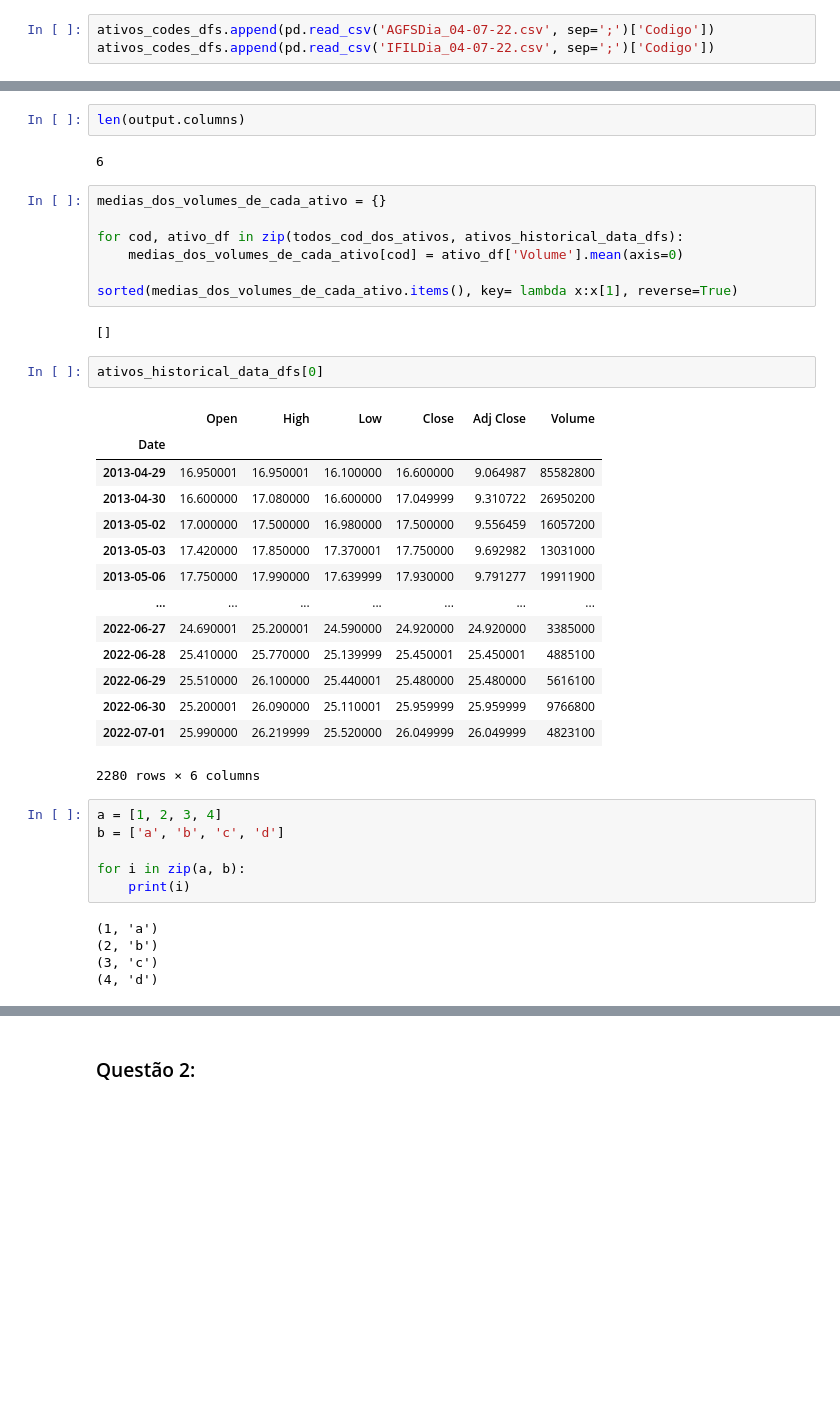
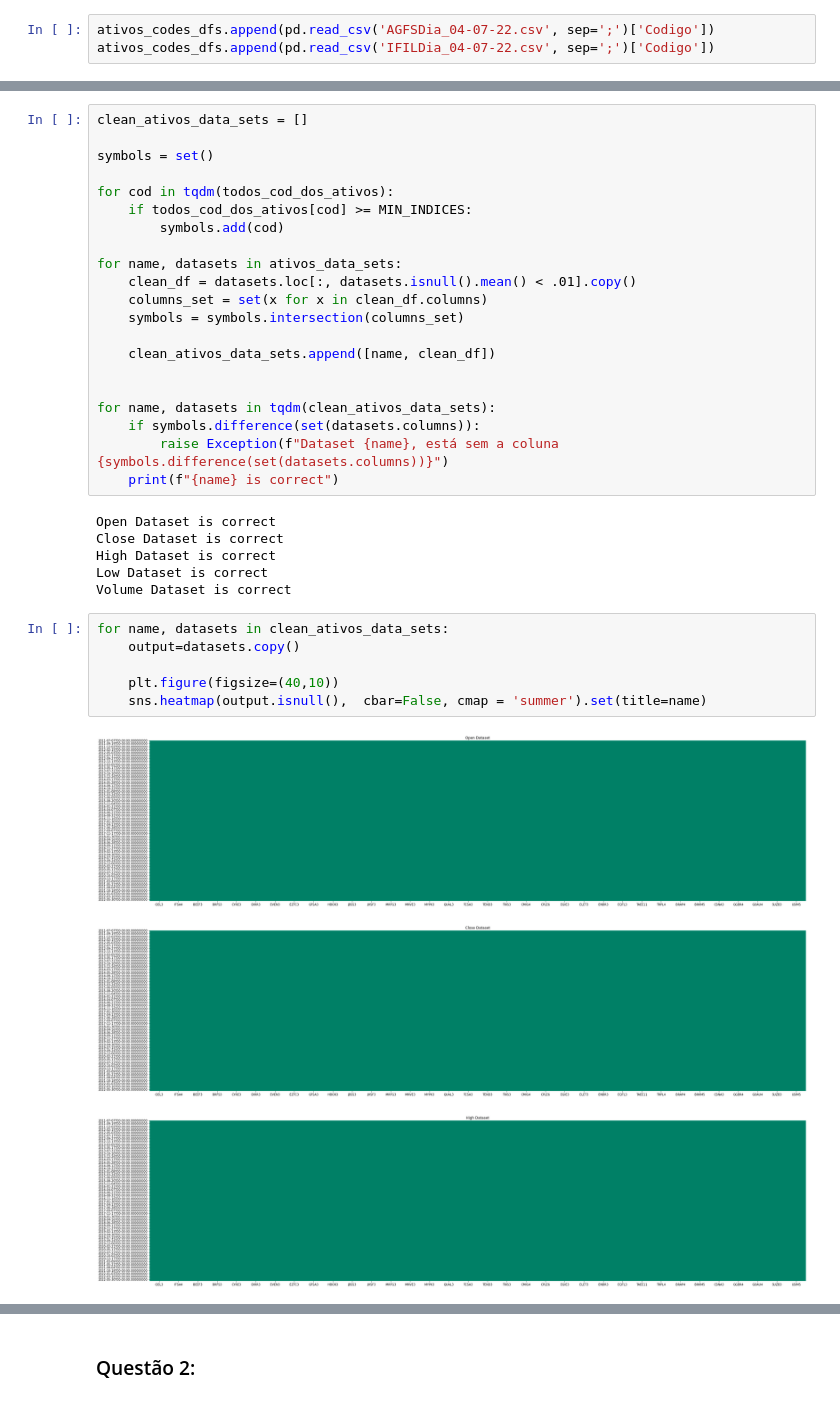
Before and after one commit to PauloGoncalvesLima/Trabalho1_PSF, a Jupyter notebook: Primeira Atividade Prática Avaliativa.ipynb, the cells around one changed output, grey strips where cells are left out. Drawn from its saved outputs; the diff is of its cells as text; blank space fills up the shorter version.

```diff
--- a/Primeira Atividade Prática Avaliativa.ipynb
+++ b/Primeira Atividade Prática Avaliativa.ipynb
@@ -170,41 +167,37 @@ sns.heatmap(output.isnull(),  cbar=False, cmap = 'summer')
-# %%
-len(output.columns)
-# %% [output]
-6
-# %%
-medias_dos_volumes_de_cada_ativo = {}
-
-for cod, ativo_df in zip(todos_cod_dos_ativos, ativos_historical_data_dfs):
-    medias_dos_volumes_de_cada_ativo[cod] = ativo_df['Volume'].mean(axis=0)
-
-sorted(medias_dos_volumes_de_cada_ativo.items(), key= lambda x:x[1], reverse=True)
-# %% [output]
-[]
-# %%
-ativos_historical_data_dfs[0]
-# %% [output]
-|  | Open | High | Low | Close | Adj Close | Volume |
-| Date |  |  |  |  |  |  |
-| 2013-04-29 | 16.950001 | 16.950001 | 16.100000 | 16.600000 | 9.064987 | 85582800 |
-| 2013-04-30 | 16.600000 | 17.080000 | 16.600000 | 17.049999 | 9.310722 | 26950200 |
-| 2013-05-02 | 17.000000 | 17.500000 | 16.980000 | 17.500000 | 9.556459 | 16057200 |
-| 2013-05-03 | 17.420000 | 17.850000 | 17.370001 | 17.750000 | 9.692982 | 13031000 |
-| 2013-05-06 | 17.750000 | 17.990000 | 17.639999 | 17.930000 | 9.791277 | 19911900 |
-| ... | ... | ... | ... | ... | ... | ... |
-| 2022-06-27 | 24.690001 | 25.200001 | 24.590000 | 24.920000 | 24.920000 | 3385000 |
-| 2022-06-28 | 25.410000 | 25.770000 | 25.139999 | 25.450001 | 25.450001 | 4885100 |
-| 2022-06-29 | 25.510000 | 26.100000 | 25.440001 | 25.480000 | 25.480000 | 5616100 |
-| 2022-06-30 | 25.200001 | 26.090000 | 25.110001 | 25.959999 | 25.959999 | 9766800 |
-| 2022-07-01 | 25.990000 | 26.219999 | 25.520000 | 26.049999 | 26.049999 | 4823100 |
-2280 rows × 6 columns
-# %%
-a = [1, 2, 3, 4]
-b = ['a', 'b', 'c', 'd']
-
-for i in zip(a, b):
-    print(i)
-# %% [output]
-(1, 'a')
-(2, 'b')
-(3, 'c')
-(4, 'd')
+# %%
+clean_ativos_data_sets = []
+
+symbols = set()
+
+for cod in tqdm(todos_cod_dos_ativos):
+    if todos_cod_dos_ativos[cod] >= MIN_INDICES:
+        symbols.add(cod)
+
+for name, datasets in ativos_data_sets:
+    clean_df = datasets.loc[:, datasets.isnull().mean() < .01].copy()
+    columns_set = set(x for x in clean_df.columns)
+    symbols = symbols.intersection(columns_set)
+
+    clean_ativos_data_sets.append([name, clean_df])
+
+
+for name, datasets in tqdm(clean_ativos_data_sets):
+    if symbols.difference(set(datasets.columns)):
+        raise Exception(f"Dataset {name}, está sem a coluna {symbols.difference(set(datasets.columns))}")
+    print(f"{name} is correct")
+# %% [output]
+Open Dataset is correct
+Close Dataset is correct
+High Dataset is correct
+Low Dataset is correct
+Volume Dataset is correct
+# %%
+for name, datasets in clean_ativos_data_sets:
+    output=datasets.copy()
+
+    plt.figure(figsize=(40,10))
+    sns.heatmap(output.isnull(),  cbar=False, cmap = 'summer').set(title=name)
+# %% [output]
+[figure, added]
+[figure, added]
+[figure, added]
```
Also changed, not shown: parts of 9 cells of this notebook.
